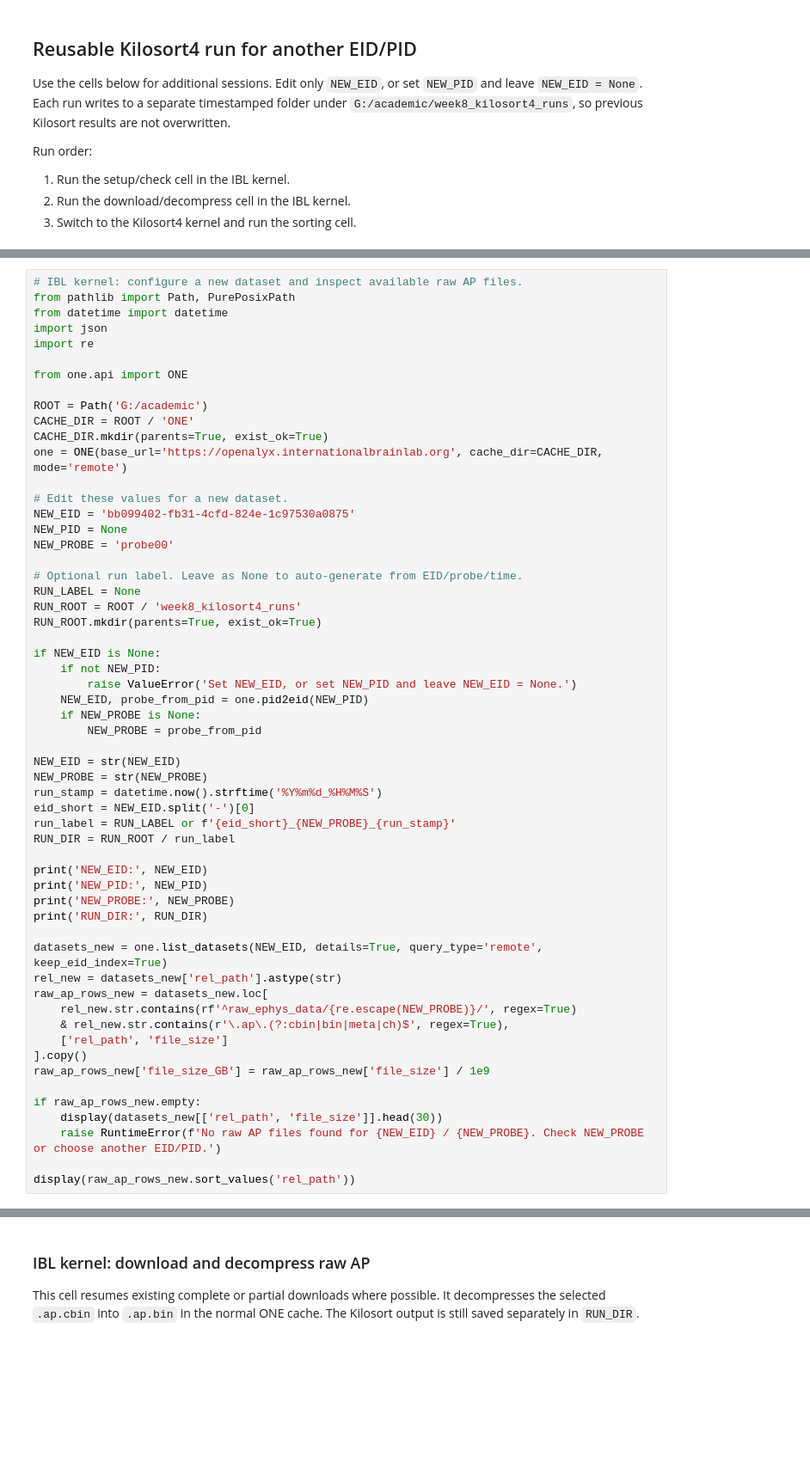
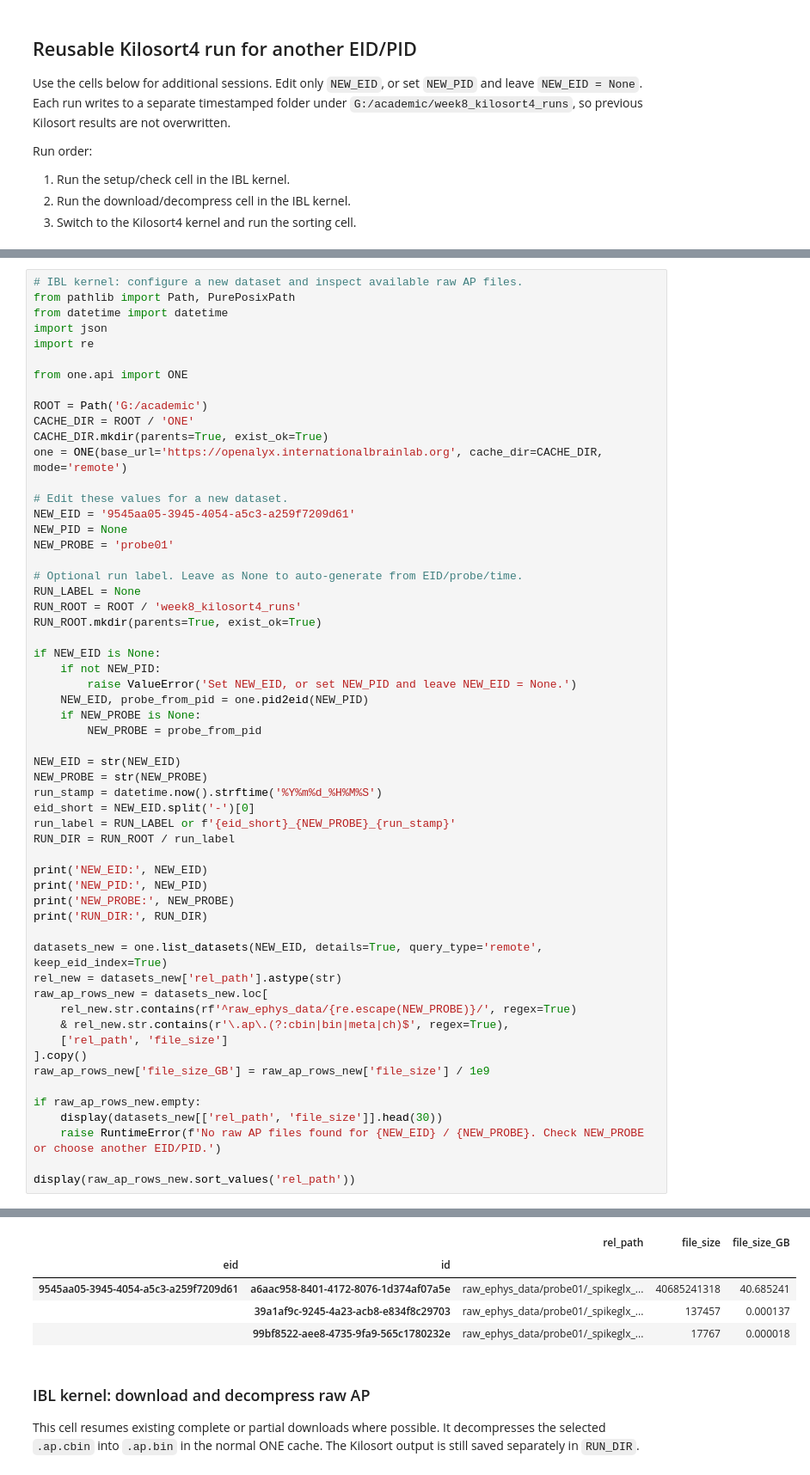
Before and after one commit to baipin/SpikeSort, a Jupyter notebook: 8.ipynb, the cells around one changed output, grey strips where cells are left out. Shown at 86% size. Saved outputs shown, nothing was run; the diff lists cells and outputs as text; blank space fills up the shorter version.

```diff
--- a/8.ipynb
+++ b/8.ipynb
@@ -267,9 +267,9 @@ CACHE_DIR.mkdir(parents=True, exist_ok=True)
 one = ONE(base_url='https://openalyx.internationalbrainlab.org', cache_dir=CACHE_DIR, mode='remote')
 
 # Edit these values for a new dataset.
-NEW_EID = 'bb099402-fb31-4cfd-824e-1c97530a0875'
+NEW_EID = '9545aa05-3945-4054-a5c3-a259f7209d61'
 NEW_PID = None
-NEW_PROBE = 'probe00'
+NEW_PROBE = 'probe01'
 
 # Optional run label. Leave as None to auto-generate from EID/probe/time.
 RUN_LABEL = None
@@ -309,3 +309,4 @@ if raw_ap_rows_new.empty:
     raise RuntimeError(f'No raw AP files found for {NEW_EID} / {NEW_PROBE}. Check NEW_PROBE or choose another EID/PID.')
 
 display(raw_ap_rows_new.sort_values('rel_path'))
+# %% [output]
@@ -312,3 +317,8 @@ display(raw_ap_rows_new.sort_values('rel_path'))
+|  |  | rel_path | file_size | file_size_GB |
+| eid | id |  |  |  |
+| 9545aa05-3945-4054-a5c3-a259f7209d61 | a6aac958-8401-4172-8076-1d374af07a5e | raw_ephys_data/probe01/_spikeglx_... | 40685241318 | 40.685241 |
+|  | 39a1af9c-9245-4a23-acb8-e834f8c29703 | raw_ephys_data/probe01/_spikeglx_... | 137457 | 0.000137 |
+|  | 99bf8522-aee8-4735-9fa9-565c1780232e | raw_ephys_data/probe01/_spikeglx_... | 17767 | 0.000018 |
 # %% [markdown]
 ### IBL kernel: download and decompress raw AP
 
```
Also changed, not shown: parts of 3 cells of this notebook, 5 other files.
